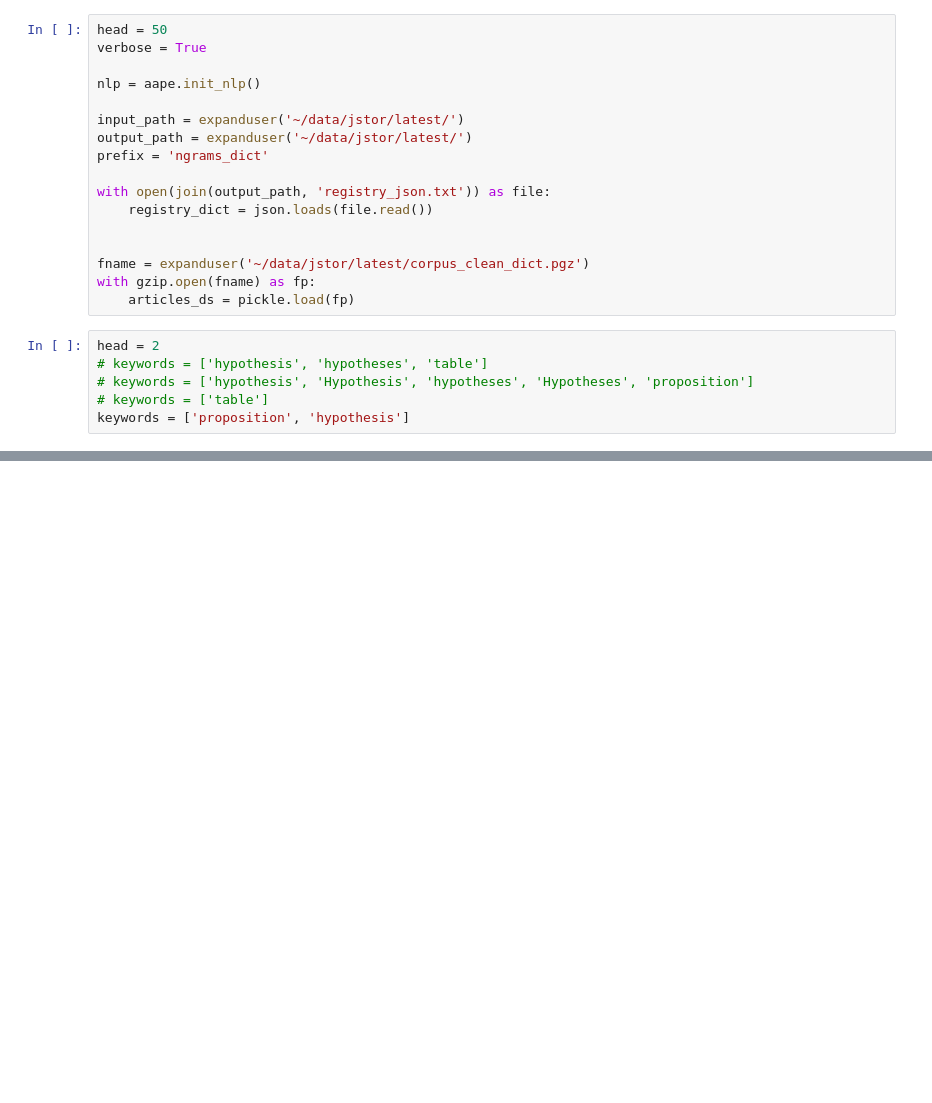
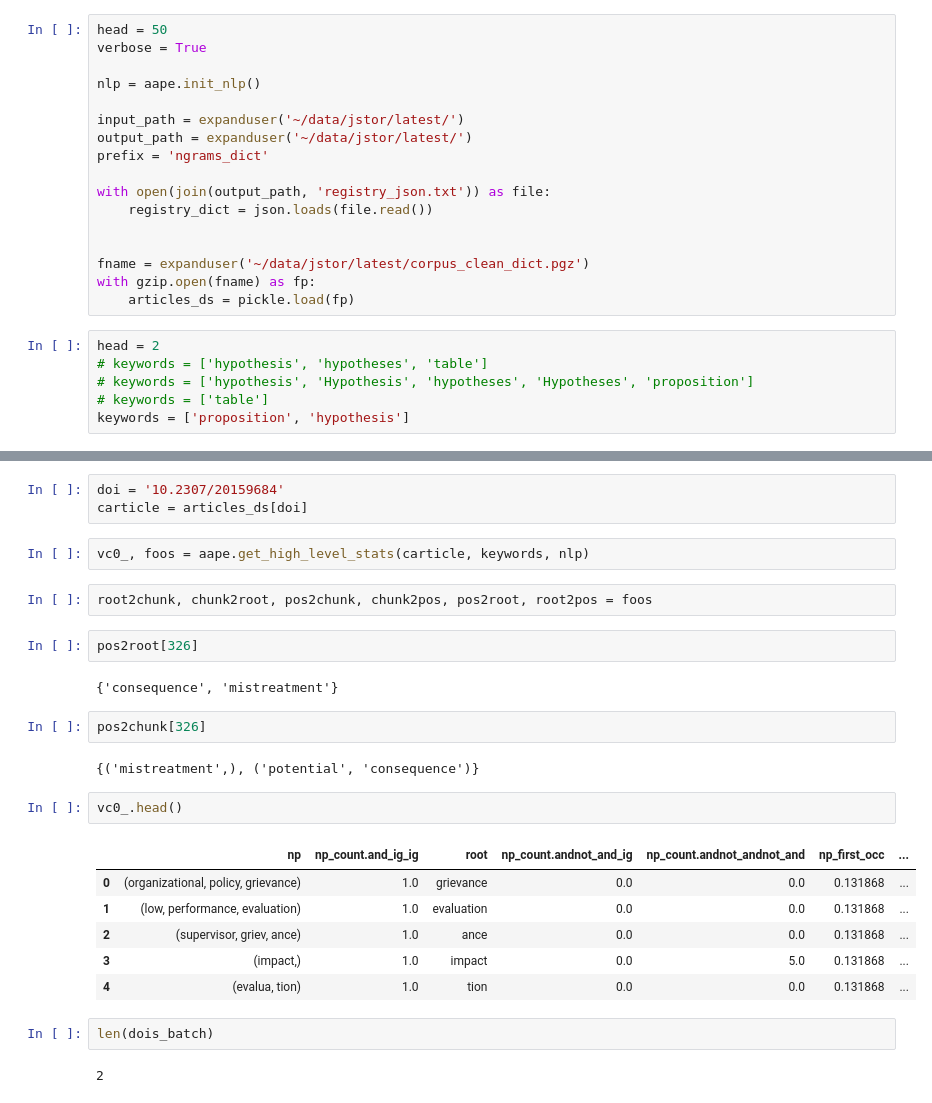
Before and after one commit to alexander-belikov/article_analysis, a Jupyter notebook: notebooks/dev_parser_np_v4.ipynb, the cells around one changed output, grey strips where cells are left out. Drawn from its saved outputs; the diff is of its cells as text; blank space fills up the shorter version.

Commit message:
stats func

```diff
--- a/notebooks/dev_parser_np_v4.ipynb
+++ b/notebooks/dev_parser_np_v4.ipynb
@@ -154,0 +102,28 @@ df0.shape, df0.drop_duplicates('np').shape
+# %%
+doi = '10.2307/20159684'
+carticle = articles_ds[doi]
+# %%
+vc0_, foos = aape.get_high_level_stats(carticle, keywords, nlp)
+# %%
+root2chunk, chunk2root, pos2chunk, chunk2pos, pos2root, root2pos = foos
+# %%
+pos2root[326]
+# %% [output]
+{'consequence', 'mistreatment'}
+# %%
+pos2chunk[326]
+# %% [output]
+{('mistreatment',), ('potential', 'consequence')}
+# %%
+vc0_.head()
+# %% [output]
+|  | np | np_count.and_ig_ig | root | np_count.andnot_and_ig | np_count.andnot_andnot_and | np_first_occ | ... |
+| 0 | (organizational, policy, grievance) | 1.0 | grievance | 0.0 | 0.0 | 0.131868 | ... |
+| 1 | (low, performance, evaluation) | 1.0 | evaluation | 0.0 | 0.0 | 0.131868 | ... |
+| 2 | (supervisor, griev, ance) | 1.0 | ance | 0.0 | 0.0 | 0.131868 | ... |
+| 3 | (impact,) | 1.0 | impact | 0.0 | 5.0 | 0.131868 | ... |
+| 4 | (evalua, tion) | 1.0 | tion | 0.0 | 0.0 | 0.131868 | ... |
+# %%
+len(dois_batch)
+# %% [output]
+2
```
Also changed, not shown: parts of 44 cells of this notebook, 5 other files.
